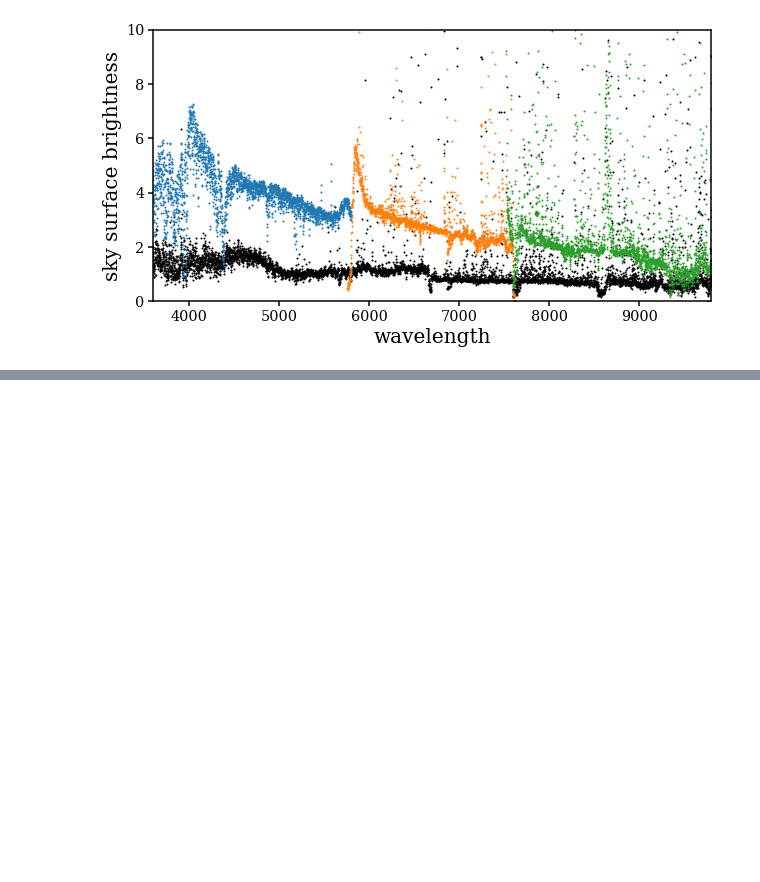
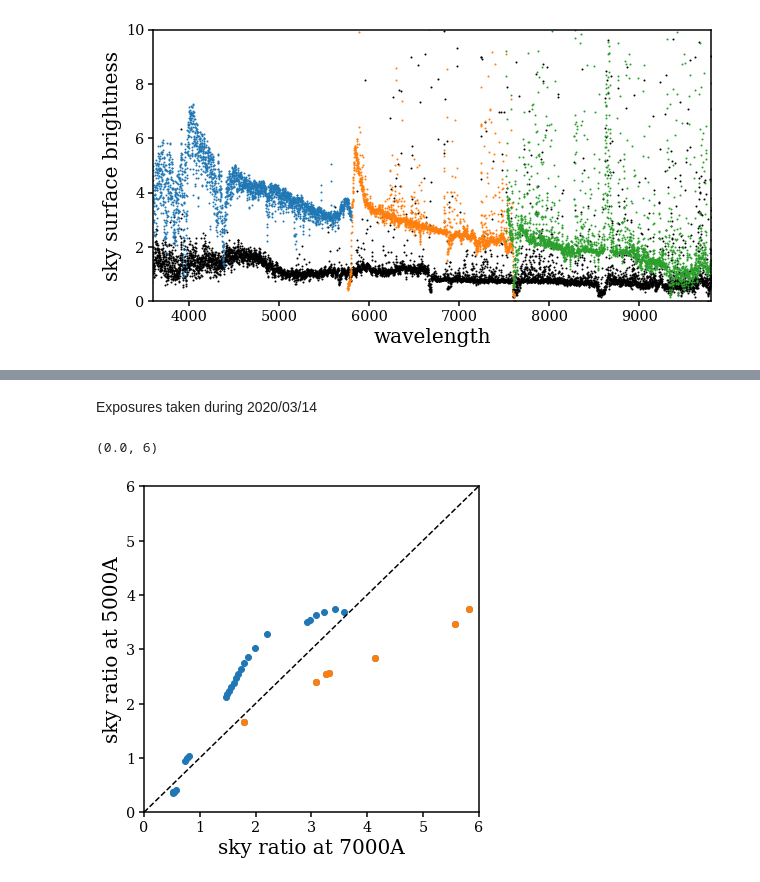
Before and after one commit to desi-bgs/feasiBGS, a Jupyter notebook: notebook/cmx/cmx_sky_ratio.ipynb, the cells around one changed output, grey strips where cells are left out. Drawn from its saved outputs; the diff is of its cells as text; code cells hidden in the pictures; blank space fills up the shorter version.

```diff
--- a/notebook/cmx/cmx_sky_ratio.ipynb
+++ b/notebook/cmx/cmx_sky_ratio.ipynb
@@ -151,0 +160,21 @@ fskies.close()
+# %% [markdown]
+Exposures taken during 2020/03/14
+# %%
+dates = []
+for expid in expids:
+    dates.append(skies['date'][skies['expid'] == expid][0])
+
+subset = (np.array(dates) == 20200314)
+
+fig = plt.figure(figsize=(6,6))
+sub = fig.add_subplot(111)
+sub.scatter(sky_ratios[3], sky_ratios[1])
+sub.scatter(np.array(sky_ratios[3])[subset], np.array(sky_ratios[1])[subset], c='C1')
+sub.plot([0., 6.], [0., 6.], c='k', ls='--')
+sub.set_xlabel('sky ratio at %iA' % waves[3], fontsize=20)
+sub.set_xlim(0., 6)
+sub.set_ylabel('sky ratio at %iA' % waves[1], fontsize=20)
+sub.set_ylim(0., 6)
+# %% [output]
+(0.0, 6)
+[figure, added]
```
Also changed, not shown: parts of 11 cells of this notebook.
